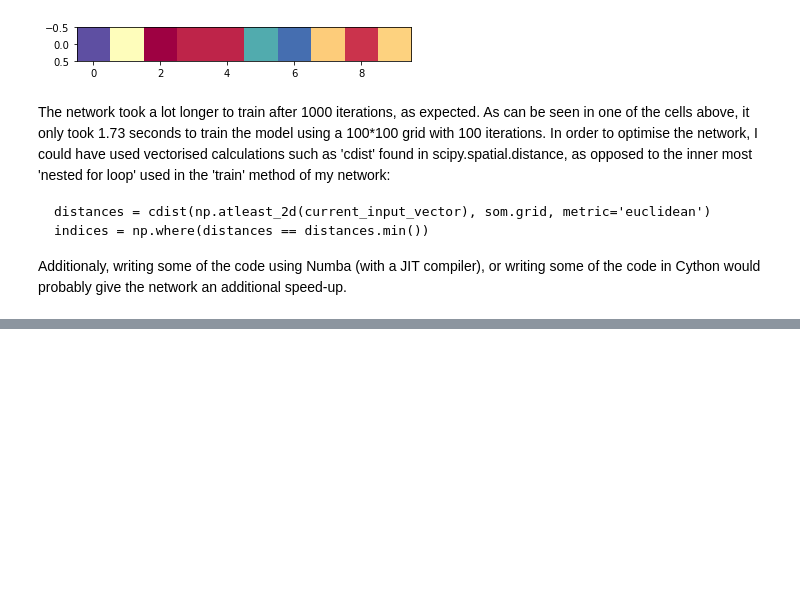
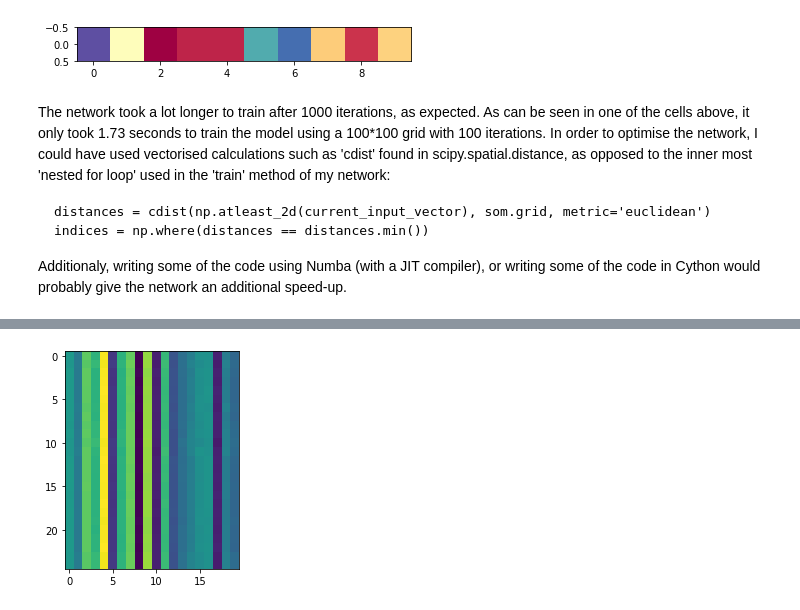
Before and after one commit to JohnnyTeutonic/som_network, a Jupyter notebook: kohonen.ipynb, the cells around one changed output, grey strips where cells are left out. Cells and saved outputs as stored; diff of their text form; code cells hidden in the pictures; blank space fills up the shorter version.

```diff
--- a/kohonen.ipynb
+++ b/kohonen.ipynb
@@ -298,0 +336,2 @@ Additionaly, writing some of the code using Numba (with a JIT compiler), or writ
+# %%
+ind = np.where(distances < cur_neighborhood_radius)
@@ -298,0 +384,2 @@ Additionaly, writing some of the code using Numba (with a JIT compiler), or writ
+# %%
+distances = cdist(np.atleast_2d(current_input_vector), grid, metric='euclidean')
@@ -298,0 +477,80 @@ Additionaly, writing some of the code using Numba (with a JIT compiler), or writ
+# %%
+#%%file updatedkonen.py
+import numpy as np
+from scipy.stats import multivariate_normal
+from scipy.spatial.distance import cdist
+from matplotlib import pyplot as plt
+class kohonen3:
+    """example usage:
+    som = kohonen(5,5,np.random.random((20, 3)), n_iter=100)
+    som.train()
+    indices = som.predict(np.random.random((1000,1)))
+    preds = np.zeros(indices.shape)
+    for i, index in enumerate(indices):
+        preds[i] = som.grid[0][index]
+    preds = np.atleast_2d(preds)
+    plt.imshow(som.grid, cmap="Spectral")
+    plt.title('grid after 100 iterations')
+    plt.imshow(preds.reshape(10,100), cmap='Spectral')"""
+    def __init__(self, width, height, input_data, n_iter=100):
+        self.width = width
+        self.height = height
+        self.n_nodes = self.width*self.height
+        self.input_data = input_data
+        self.n_iter = n_iter
+        self.grid = np.random.random((self.width, self.height, self.input_data.shape[0]))
+        self.sigma_0 = max(self.grid.shape[0], self.grid.shape[1])/2
+        self.grid = self.grid.reshape(self.grid.shape[0]*self.grid.shape[1], self.input_data.shape[0])
+        self.lambd = self.n_iter/np.log(self.sigma_0)
+
+    def calc_neighbourhood_radius(self, sigma_0, t):
+        """calculation of neighbourood radius using decaing exponential"""
+        return sigma_0*np.exp(-(t/self.lambd))
+
+    def learning_rate(self, t, initial_lr=0.1):
+        """calculation of learning rate using decaing exponential"""
+        return initial_lr*np.exp(-t/self.lambd)
+
+    def calculate_distances(self, current_input_vector):
+        distances = cdist(np.atleast_2d(current_input_vector), self.grid, metric='euclidean')
+        return distances
+
+    def get_min_distances(self, distances):
+        return np.argmin(distances)
+
+    def get_valid_neighbours(self, distances, BMU, neighborhood_radius):
+        ind = np.where(distances < neighborhood_radius)
+        ind = ind[1][ind[1]!=BMU]
+        return ind
+
+    def get_valid_influences(self, ind, BMU):
+        cur_influences = cdist(self.grid[ind], np.atleast_2d(self.grid[BMU]), metric='euclidean')
+        theta_vals = np.exp(-((cur_influences**2)/(2*(cur_neighborhood_radius)**2)))
+        return theta_vals
+
+    def update_weights(self, ind, theta_vals, current_input_vec, learning_rate):
+        self.grid[ind] = self.grid[ind] + learning_rate * theta_vals*(current_input_vec-self.grid[ind])
+
+    def train(self):
+        for current_time in range(1, self.n_iter+1):
+            cur_neighborhood_radius = self.calc_neighbourhood_radius(sigma_0, current_time)
+            current_lr = self.learning_rate(current_time)
+            current_input_vector = (self.input_data.T[np.random.choice(self.input_data.shape[1])])
+            distances = self.calculate_distances(current_input_vector)
+            # get the BMU
+            BMU = self.get_min_distances(distances)
+            # find the indices of the weights that are within the current neighbourhood radius
+            ind = self.get_valid_neighbours(distances, BMU, cur_neighborhood_radius)
+            # get the influence of those weights
+            theta_vals = self.get_valid_influences(ind, BMU)
+            previous_state_grid = self.grid.copy()
+            # update the weights for the grid in-place
+            self.update_weights(ind, theta_vals, current_input_vector, current_lr)
+            # early stopping - if previous state of grid is close to gid (within a tolerance threshold), break out
+            if np.allclose(previous_state_grid, self.grid, rtol=1e-02, atol=1e-02):
+                break
+
+som = kohonen3(5,5,np.random.random((20, 3)), n_iter=100)
+som.train()
+plt.imshow(som.grid)
+# %% [output]
@@ -298,0 +558 @@ Additionaly, writing some of the code using Numba (with a JIT compiler), or writ
+[figure, added]
```
Also changed, not shown: parts of 31 cells of this notebook, 3 other files.
